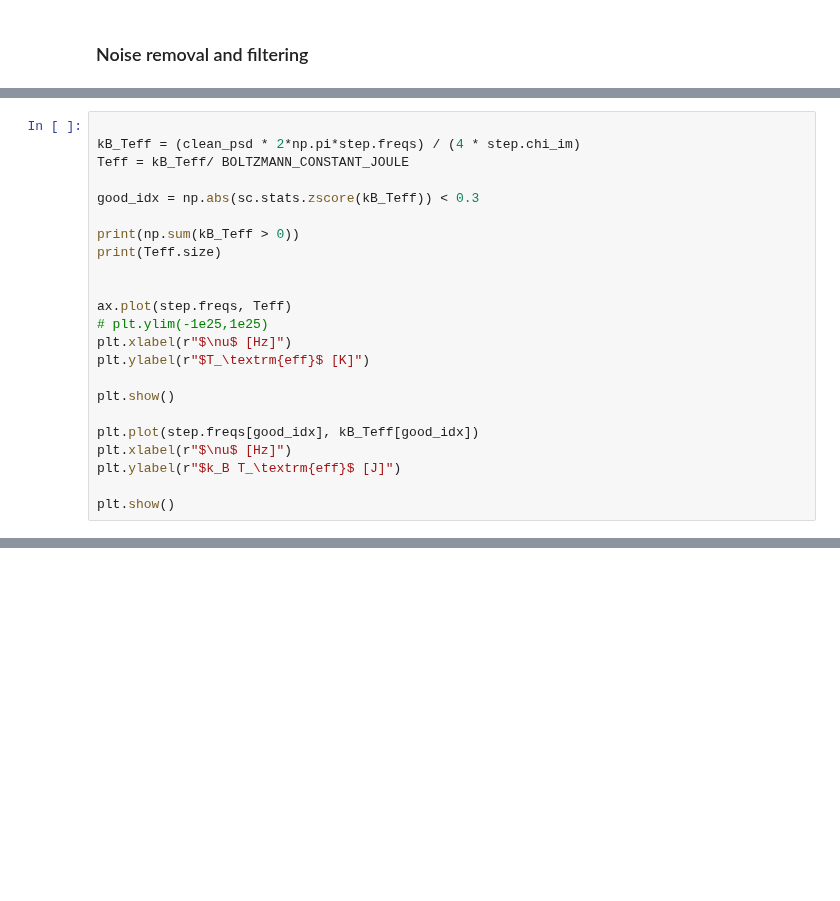
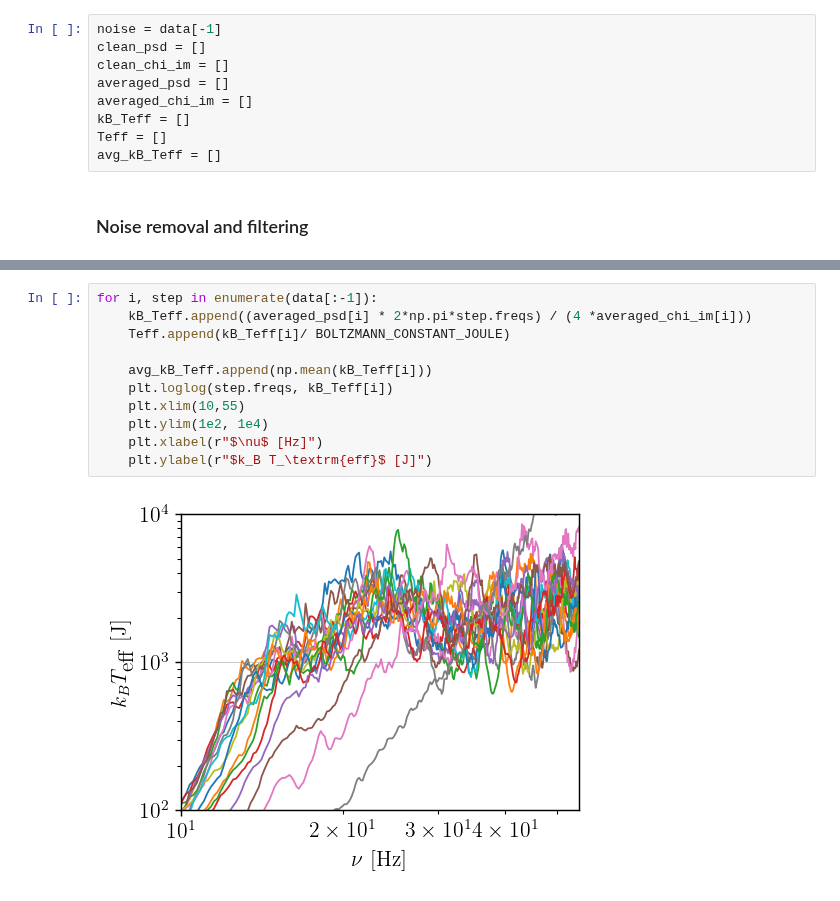
Before and after one commit to TomVdt/TPIII, a Jupyter notebook: 05-milieux-granulaires/analyse/exp2_psd.ipynb, the cells around one changed output, grey strips where cells are left out. Drawn from its saved outputs; the diff is of its cells as text; blank space fills up the shorter version.

```diff
--- a/05-milieux-granulaires/analyse/exp2_psd.ipynb
+++ b/05-milieux-granulaires/analyse/exp2_psd.ipynb
@@ -32,3 +34,12 @@ WARNING: data is fucked for ../data/250321-exp7/250321-exp7_step11.txt
+# %%
+noise = data[-1]
+clean_psd = []
+clean_chi_im = []
+averaged_psd = []
+averaged_chi_im = []
+kB_Teff = []
+Teff = []
+avg_kB_Teff = []
 # %% [markdown]
 ### Noise removal and filtering
 # %%
@@ -72,23 +81,0 @@ plt.show()
-# %%
-
-kB_Teff = (clean_psd * 2*np.pi*step.freqs) / (4 * step.chi_im)
-Teff = kB_Teff/ BOLTZMANN_CONSTANT_JOULE
-
-good_idx = np.abs(sc.stats.zscore(kB_Teff)) < 0.3
-
-print(np.sum(kB_Teff > 0))
-print(Teff.size)
-
-
-ax.plot(step.freqs, Teff)
-# plt.ylim(-1e25,1e25)
-plt.xlabel(r"$\nu$ [Hz]")
-plt.ylabel(r"$T_\textrm{eff}$ [K]")
-
-plt.show()
-
-plt.plot(step.freqs[good_idx], kB_Teff[good_idx])
-plt.xlabel(r"$\nu$ [Hz]")
-plt.ylabel(r"$k_B T_\textrm{eff}$ [J]")
-
-plt.show()
@@ -99,0 +82,13 @@ plt.show()
+# %%
+for i, step in enumerate(data[:-1]):
+    kB_Teff.append((averaged_psd[i] * 2*np.pi*step.freqs) / (4 *averaged_chi_im[i]))
+    Teff.append(kB_Teff[i]/ BOLTZMANN_CONSTANT_JOULE)
+
+    avg_kB_Teff.append(np.mean(kB_Teff[i]))
+    plt.loglog(step.freqs, kB_Teff[i])
+    plt.xlim(10,55)
+    plt.ylim(1e2, 1e4)
+    plt.xlabel(r"$\nu$ [Hz]")
+    plt.ylabel(r"$k_B T_\textrm{eff}$ [J]")
+# %% [output]
+[figure, added]
```
Also changed, not shown: parts of 4 cells of this notebook.
